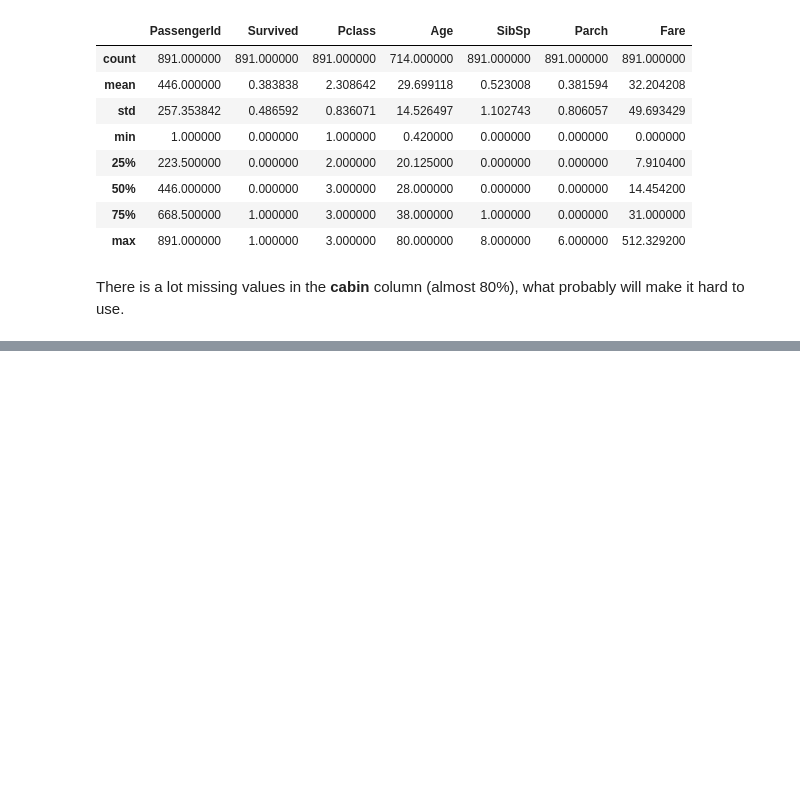
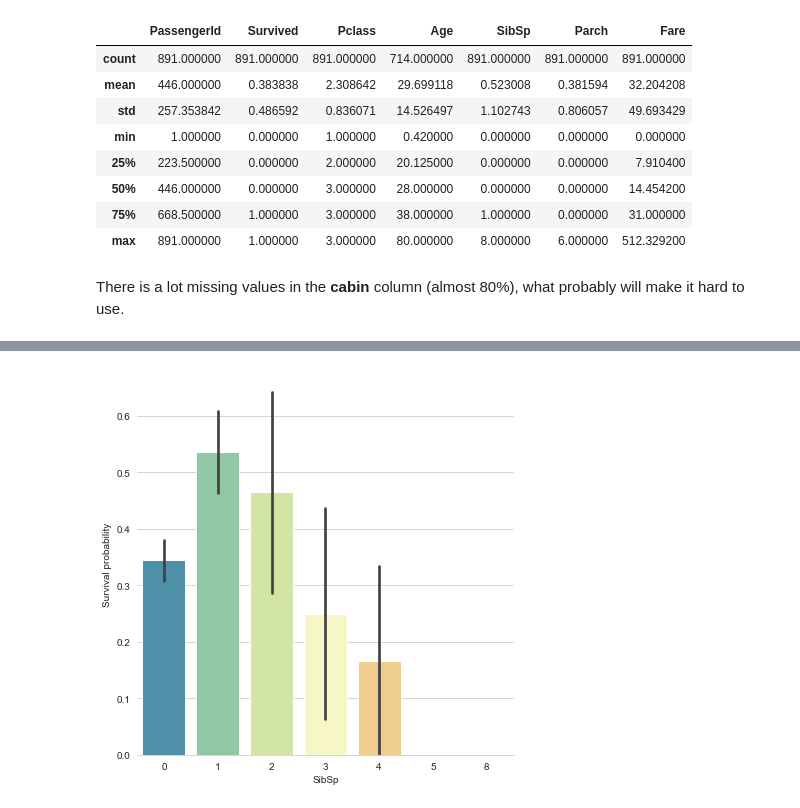
Before and after one commit to mmaku/Kaggle_titanic, a Jupyter notebook: 11 Titanic.ipynb, the cells around one changed output, grey strips where cells are left out. Cells and saved outputs as stored; diff of their text form; code cells hidden in the pictures; blank space fills up the shorter version.

Commit message:
Data exploration

```diff
--- a/11 Titanic.ipynb
+++ b/11 Titanic.ipynb
@@ -122,0 +141,7 @@ There is a lot missing values in the **cabin** column (almost 80%), what probabl
+# %%
+# SibSp vs Survived
+p = sns.catplot(x="SibSp", y="Survived", data=train, kind="bar", height = 6, palette="Spectral_r")
+p.despine(left=True)
+p = p.set_ylabels("Survival probability")
+# %% [output]
+[figure, added]
```
Also changed, not shown: parts of 58 cells of this notebook.
